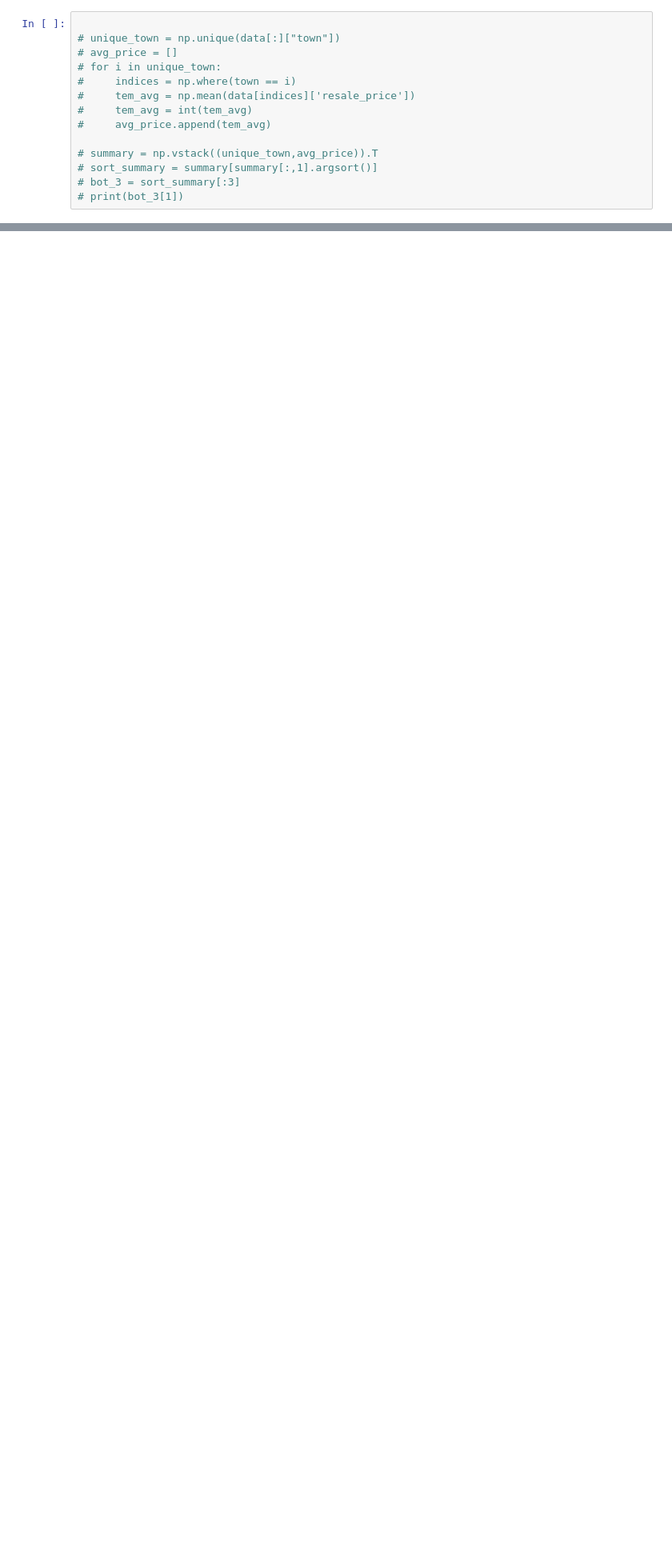
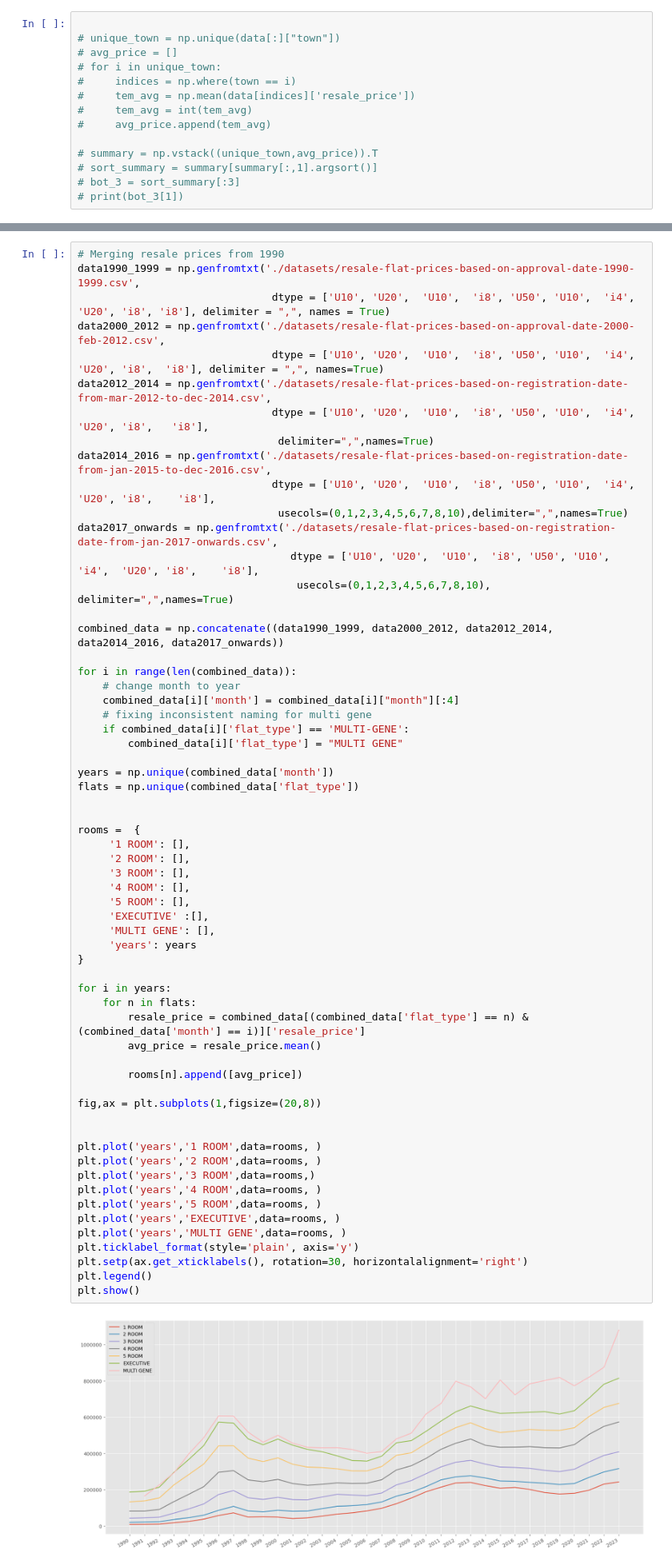
Before and after one commit to Kellories/PDS-CA01, a Jupyter notebook: CA01.ipynb, the cells around one changed output, grey strips where cells are left out. Shown: that part at 80% size. Drawn from its saved outputs; the diff is of its cells as text; blank space fills up the shorter version.

Commit message:
feat: my line graph damn nice

```diff
--- a/CA01.ipynb
+++ b/CA01.ipynb
@@ -47,0 +55,63 @@ For the next analysis, I want to find out which town has the highest median rent
+# %%
+# Merging resale prices from 1990
+data1990_1999 = np.genfromtxt('./datasets/resale-flat-prices-based-on-approval-date-1990-1999.csv',
+                               dtype = ['U10', 'U20',  'U10',  'i8', 'U50', 'U10',  'i4',  'U20', 'i8', 'i8'], delimiter = ",", names = True)
+data2000_2012 = np.genfromtxt('./datasets/resale-flat-prices-based-on-approval-date-2000-feb-2012.csv',
+                               dtype = ['U10', 'U20',  'U10',  'i8', 'U50', 'U10',  'i4',  'U20', 'i8',  'i8'], delimiter = ",", names=True)
+data2012_2014 = np.genfromtxt('./datasets/resale-flat-prices-based-on-registration-date-from-mar-2012-to-dec-2014.csv',
+                               dtype = ['U10', 'U20',  'U10',  'i8', 'U50', 'U10',  'i4',  'U20', 'i8',   'i8'],
+                                delimiter=",",names=True)
+data2014_2016 = np.genfromtxt('./datasets/resale-flat-prices-based-on-registration-date-from-jan-2015-to-dec-2016.csv',
+                               dtype = ['U10', 'U20',  'U10',  'i8', 'U50', 'U10',  'i4',  'U20', 'i8',    'i8'],
+                                usecols=(0,1,2,3,4,5,6,7,8,10),delimiter=",",names=True)
+data2017_onwards = np.genfromtxt('./datasets/resale-flat-prices-based-on-registration-date-from-jan-2017-onwards.csv',
+                                  dtype = ['U10', 'U20',  'U10',  'i8', 'U50', 'U10',  'i4',  'U20', 'i8',    'i8'],
+                                   usecols=(0,1,2,3,4,5,6,7,8,10), delimiter=",",names=True)
+
+combined_data = np.concatenate((data1990_1999, data2000_2012, data2012_2014, data2014_2016, data2017_onwards))
+
+for i in range(len(combined_data)):
+    # change month to year
+    combined_data[i]['month'] = combined_data[i]["month"][:4]
+    # fixing inconsistent naming for multi gene
+    if combined_data[i]['flat_type'] == 'MULTI-GENE':
+        combined_data[i]['flat_type'] = "MULTI GENE"
+
+years = np.unique(combined_data['month'])
+flats = np.unique(combined_data['flat_type'])
+
+
+rooms =  {
+     '1 ROOM': [],
+     '2 ROOM': [],
+     '3 ROOM': [],
+     '4 ROOM': [],
+     '5 ROOM': [],
+     'EXECUTIVE' :[],
+     'MULTI GENE': [],
+     'years': years
+}
+
+for i in years:
+    for n in flats:
+        resale_price = combined_data[(combined_data['flat_type'] == n) & (combined_data['month'] == i)]['resale_price']
+        avg_price = resale_price.mean()
+
+        rooms[n].append([avg_price])
+
+fig,ax = plt.subplots(1,figsize=(20,8))
+
+
+plt.plot('years','1 ROOM',data=rooms, )
+plt.plot('years','2 ROOM',data=rooms, )
+plt.plot('years','3 ROOM',data=rooms,)
+plt.plot('years','4 ROOM',data=rooms, )
+plt.plot('years','5 ROOM',data=rooms, )
+plt.plot('years','EXECUTIVE',data=rooms, )
+plt.plot('years','MULTI GENE',data=rooms, )
+plt.ticklabel_format(style='plain', axis='y')
+plt.setp(ax.get_xticklabels(), rotation=30, horizontalalignment='right')
+plt.legend()
+plt.show()
+# %% [output]
+[figure, added]
```
Also changed, not shown: parts of 8 cells of this notebook.
